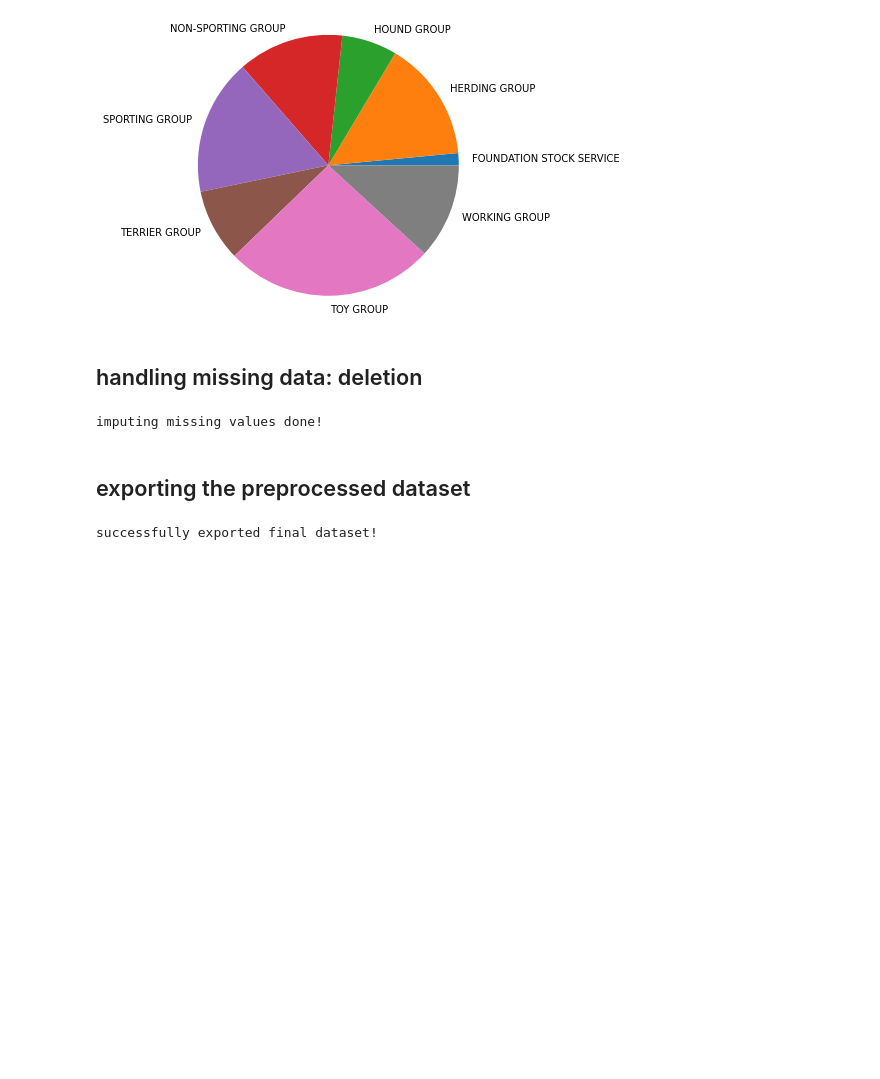
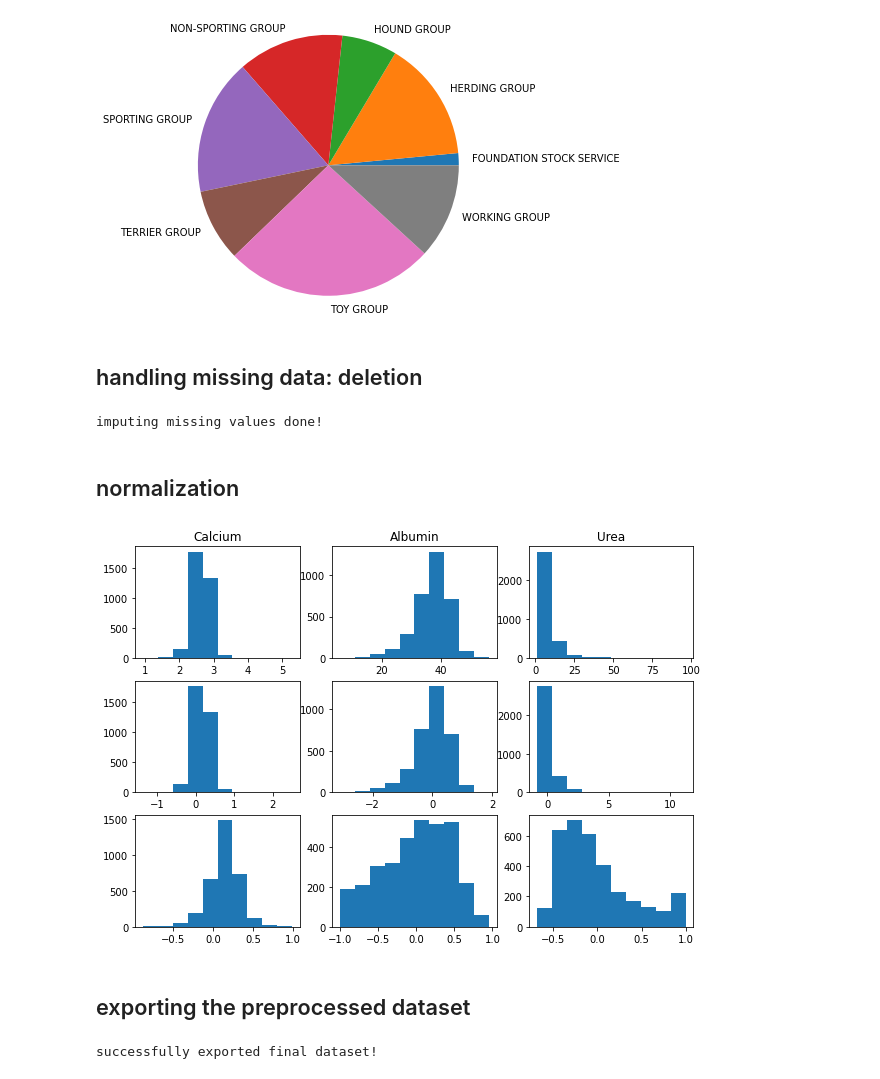
Before and after one commit to armiro/Canine-Disease-Diagnosis, a Jupyter notebook: preprocessing.ipynb, the cells around one changed output. Cells and saved outputs as stored; diff of their text form; code cells hidden in the pictures; blank space fills up the shorter version.

Commit message:
add normalization section

```diff
--- a/preprocessing.ipynb
+++ b/preprocessing.ipynb
@@ -387,6 +387,53 @@ for r_idx, row in features.iterrows():
 print('imputing missing values done!')
 # %% [output]
 imputing missing values done!
+# %% [markdown]
+## normalization
+# %%
+data = pd.read_csv("/content/canine_chemical_dataset_v1.5.csv") # previously stored checkpoint
+normal_ranges = pd.read_csv("/content/reference_intervals.csv") # reference intervals (by PDS Inc.)
+
+normal_ranges = normal_ranges.drop(columns=['Units', 'Units.1']).values
+# %%
+updated_ranges = list()
+for target in data.columns[3:30]: # iterate over features that have reference intervals
+    if target in normal_ranges[:, 0]:
+        idx = np.where(normal_ranges[:, 0] == target)[0][0]
+        updated_ranges.append(normal_ranges[idx])
+updated_ranges = np.array(updated_ranges) # convert to numpy array
+updated_ranges[:, 1] = updated_ranges[:, 1].astype('float') # lower boundaries are inserted in string format
+# %%
+def normalize(x, low, high):
+    b = (low + high) / (2* (low - high))
+    a = -2*b / (low + high)
+    y = a*x + b
+    y = [np.round(element, 4) for element in y]
+    return np.array(y)
+# %%
+norm_data = np.copy(data.values)
+column_idx = 3
+for boundary in updated_ranges:
+    norm_data[:, column_idx] = normalize(x=data.values[:, column_idx], low=boundary[1], high=boundary[2])
+    column_idx += 1
+
+norm_tanh_data = np.copy(norm_data)
+norm_tanh_data[:,3:30] = np.tanh(norm_data[:,3:30].astype('float')) # apply tanh on the normalized data to fit into [0,1]
+# %%
+# let's see some of the histograms before/after tanh and normalization
+indices = np.random.randint(3, 30, 3)
+fig = plt.figure(figsize=(10, 7))
+for i, idx in enumerate(indices):
+    plt.subplot(3, 3, i+1)
+    plt.hist(data.values[:, idx])
+    plt.title(data.columns[idx])
+    plt.subplot(3, 3, i+4)
+    plt.hist(norm_data[:, idx])
+    plt.subplot(3, 3, i+7)
+    plt.hist(norm_tanh_data[:, idx])
+plt.show()
+# tanh and sigmoid as the activation function: tanh has significantly better distribution
+# %% [output]
+[figure, added]
 # %% [markdown]
 ## exporting the preprocessed dataset
 # %%
```
Also changed, not shown: parts of 1 cell of this notebook.
